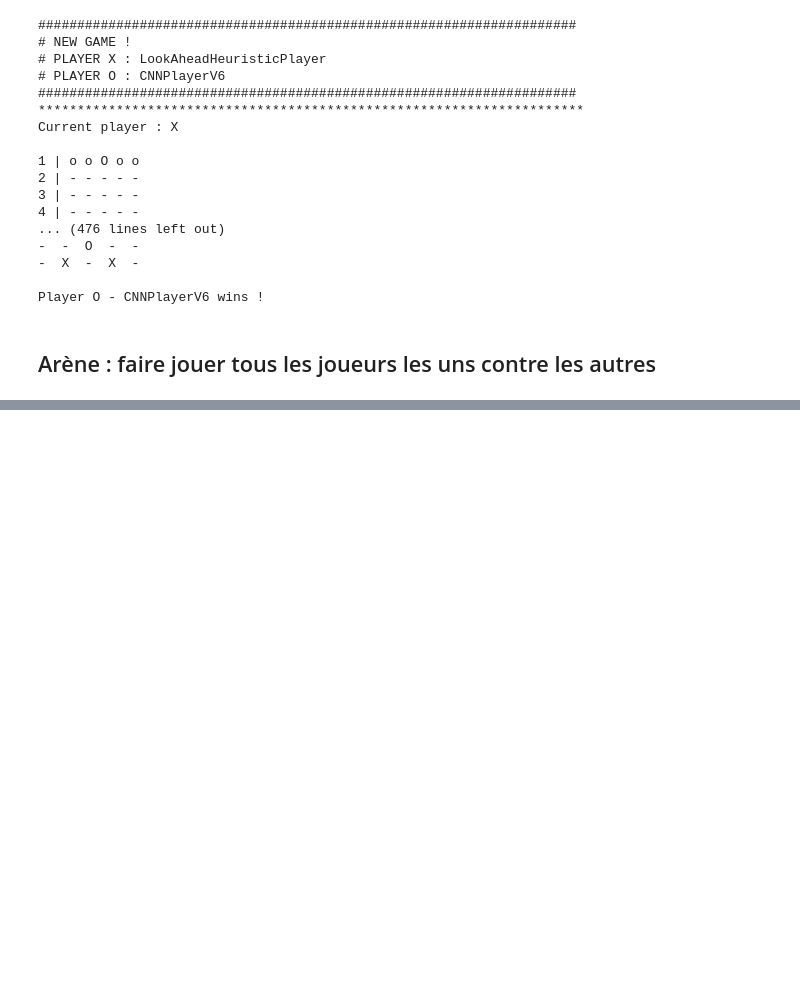
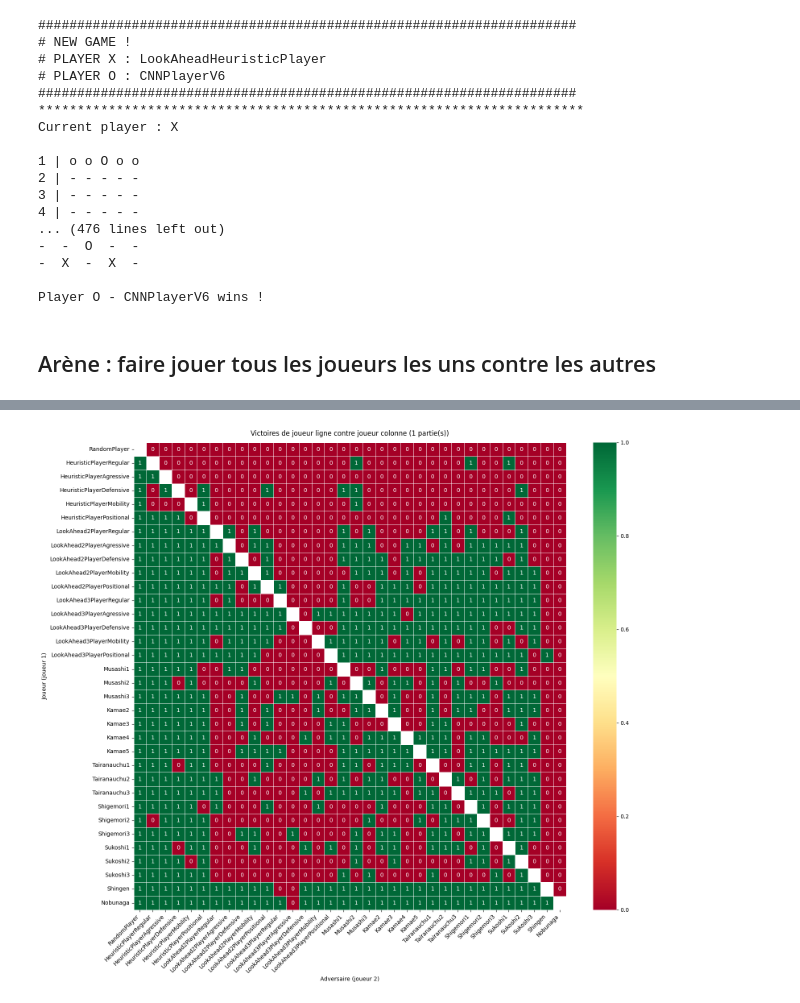
Before and after one commit to gerard-loic/onimind, a Jupyter notebook: notebooks/emuler-parties.ipynb, the cells around one changed output, grey strips where cells are left out. Drawn from its saved outputs; the diff is of its cells as text; code cells hidden in the pictures; blank space fills up the shorter version.

```diff
--- a/notebooks/emuler-parties.ipynb
+++ b/notebooks/emuler-parties.ipynb
@@ -143,0 +155,40 @@ KeyError: 'RandomPlayer'
+# %%
+#Visualisation
+
+import pandas as pd
+import seaborn as sns
+import matplotlib.pyplot as plt
+
+player_names = list(PLAYERS.keys())
+matrix = pd.DataFrame(index=player_names, columns=player_names, dtype=float)
+
+for p1 in player_names:
+    for p2 in player_names:
+        if p1 == p2:
+            matrix.loc[p1, p2] = float('nan')
+        else:
+            matrix.loc[p1, p2] = stats.get(p1, {}).get(p2, float('nan'))
+
+fig, ax = plt.subplots(figsize=(16, 14))
+sns.heatmap(
+    matrix.astype(float),
+    annot=True,
+    fmt='.0f',
+    cmap='RdYlGn',
+    center=nombre_parties / 2,
+    vmin=0,
+    vmax=nombre_parties,
+    linewidths=0.5,
+    ax=ax,
+    xticklabels=True,
+    yticklabels=True,
+)
+ax.set_title(f'Victoires de joueur ligne contre joueur colonne ({nombre_parties} partie(s))', pad=12)
+ax.set_xlabel('Adversaire (joueur 2)')
+ax.set_ylabel('Joueur (joueur 1)')
+plt.xticks(rotation=45, ha='right')
+plt.yticks(rotation=0)
+plt.tight_layout()
+plt.show()
+# %% [output]
+[figure, added]
```
Also changed, not shown: parts of 1 cell of this notebook, 24 other files.
